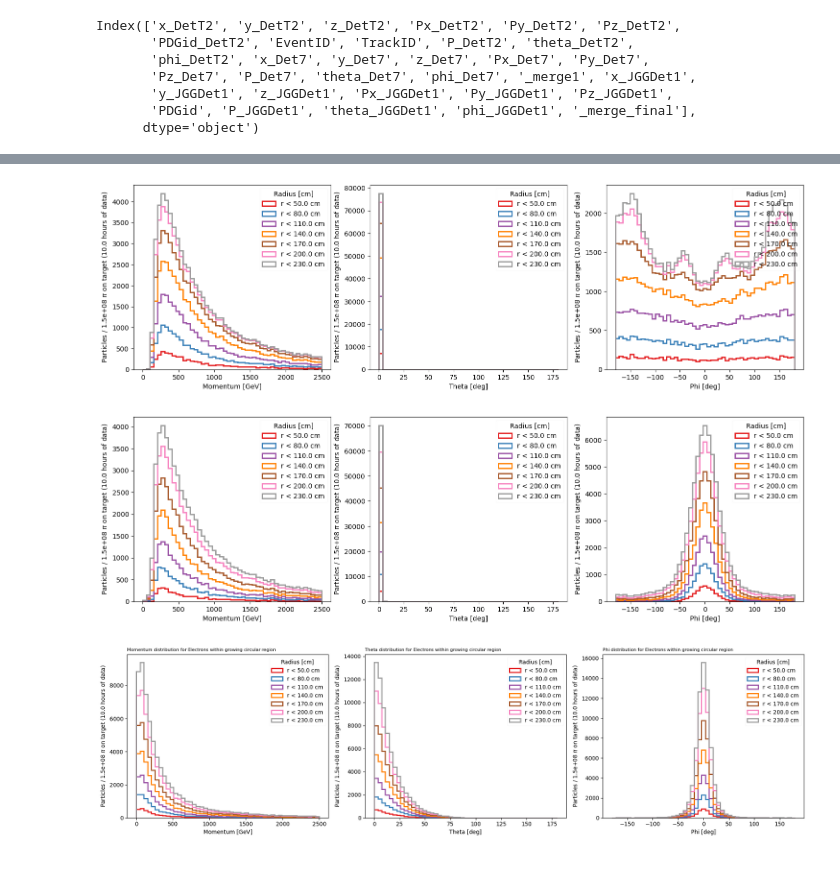
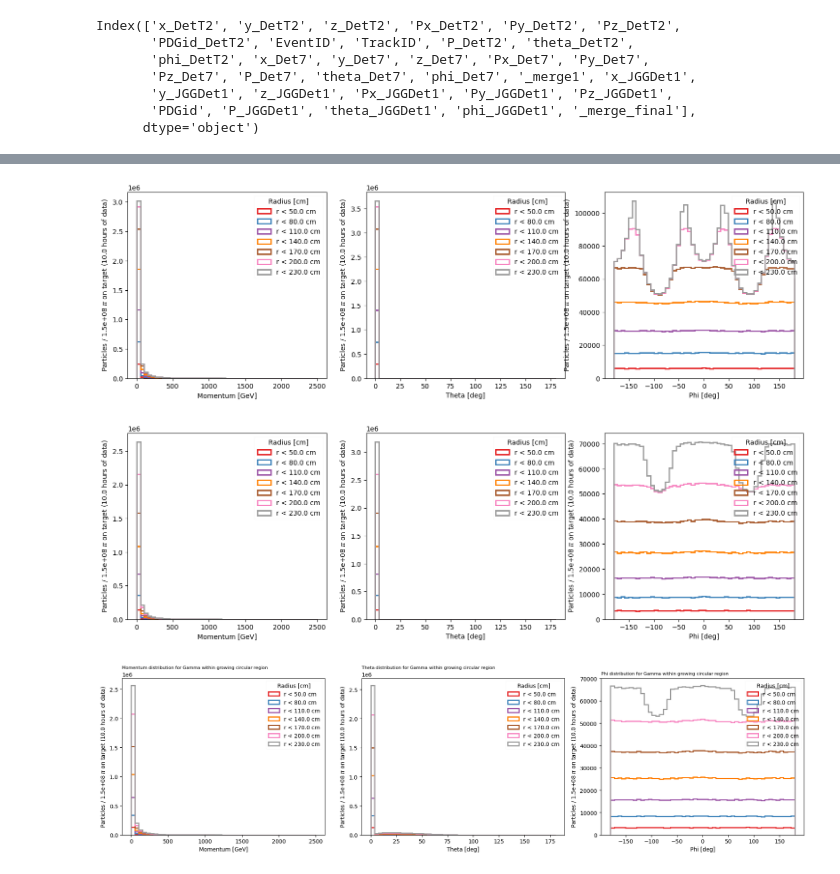
Before and after one commit to ArCS-FNAL/beamline, a Jupyter notebook: Analysis/BeamlineAna-G4BLSimple_Task1.ipynb, the cells around one changed output, grey strips where cells are left out. Cells and saved outputs as stored; diff of their text form; code cells hidden in the pictures.

Commit message:
update on analysis focusing on different particles

```diff
--- a/Analysis/BeamlineAna-G4BLSimple_Task1.ipynb
+++ b/Analysis/BeamlineAna-G4BLSimple_Task1.ipynb
@@ -366 +417,11 @@ for det in det_list:
+# %%
+particle_focus = 'Gamma'
+
+# Define the mapping from particle focus to IDs
+particle_id_mapping = {
+    'Electrons': [11],
+    'Positrons': [-11],
+    'Gamma': [22],
+    'Both': [11, -11],        # Both Electrons and Positrons
+}
 # %%
@@ -446,5 +524,8 @@ for det in det_list:
 # %%
 #circular symmetry analysis
+
+print(f"Particle focused on is {particle_focus}")
+
 for det in det_list:
 
     detector_center = (0, 0)  # (x0, y0)
@@ -455,73 +536,66 @@ for det in det_list:
         # Define step size for increasing radius (e.g., 10 cm increments)
     radius_steps = np.arange(50, max_radius, 30)
 
-    # Filter data for pdgid = 11 (electrons)
-    df_electrons = df[df['PDGid'] == 11]
+     # Ensure particle_focus is a valid key
+    if particle_focus not in particle_id_mapping:
+        raise ValueError(f"Invalid particle_focus: {particle_focus}")
+
+    # Get the list of IDs for the specified particle_focus
+    ids_to_filter = particle_id_mapping[particle_focus]
+
+    #print(ids_to_filter)
+
+    # Filter DataFrame based on IDs
+    df_focus = df[df['PDGid'].isin(ids_to_filter)]
 
     # Get values for position (assuming you have 'x' and 'y' coordinates of particles)
-    x_values = df_electrons[f'x_{det}'].values  # x-coordinate of particles
-    y_values = df_electrons[f'y_{det}'].values  # y-coordinate of particles
+    x_values = df_focus[f'x_{det}'].values  # x-coordinate of particles
+    y_values = df_focus[f'y_{det}'].values  # y-coordinate of particles
 
-     # Get values and labels for the selected detector and variable
-    values, labels = get_values_labels(df_electrons, det, 'p', p_cut = 0)
-    phi_values, _ = get_values_labels(df_electrons, det, 'phi', p_cut = 0)
-    theta_values, _ = get_values_labels(df_electrons, det, 'theta', p_cut = 0)
-
-    # Flatten the array of arrays, ignoring empty arrays
-    flattened_values = np.concatenate([v for v in values if v.size > 0], axis=None)
-    flattened_values = np.array(flattened_values, dtype=float)
-
-    # Flatten theta values similarly
-    flattened_theta_values = np.concatenate([v for v in theta_values if v.size > 0], axis=None)
-    flattened_theta_values = np.array(flattened_theta_values, dtype=float)
-
-    # Flatten phi values similarly
-    flattened_phi_values = np.concatenate([v for v in phi_values if v.size > 0], axis=None)
-    flattened_phi_values = np.array(flattened_phi_values, dtype=float)
+     # Get values for position and other parameters
+    x_values = df_focus[f'x_{det}'].values
+    y_values = df_focus[f'y_{det}'].values
+    p_values = df_focus[f'P_{det}'].values
+    theta_values = df_focus[f'theta_{det}'].values
+    phi_values = df_focus[f'phi_{det}'].values
 
     # Calculate the distance of each particle from the detector's center
     distances = np.sqrt((x_values - detector_center[0])**2 + (y_values - detector_center[1])**2)
-
-    # Flatten the arrays for momentum, theta, and phi values
-    flattened_values = np.concatenate([v for v in values if v.size > 0], axis=None)
-    flattened_theta_values = np.concatenate([v for v in theta_values if v.size > 0], axis=None)
-    flattened_phi_values = np.concatenate([v for v in phi_values if v.size > 0], axis=None)
 
     # Create the figure and subplots
     fig, ax = plt.subplots(ncols=3, nrows=1, figsize=(18, 5))
     colors_ = plt.cm.Set1(np.linspace(0, 1, len(radius_steps)))
 
     # Define axes for the histograms
     x_axis = {'p': 'Momentum [GeV]', 'theta': 'Theta [deg]', 'phi': 'Phi [deg]'}
     x_bins = {'p': np.linspace(0, 2500, 50), 'theta': np.linspace(0, 180, 50), 'phi': np.linspace(-180, 180, 50)}
 
     # Loop through increasing radii and count particles inside each circle
     for i, radius in enumerate(radius_steps):
         # Filter particles within the current radius
         mask = distances <= radius
-        filtered_values = flattened_values[mask]
-        filtered_theta_values = flattened_theta_values[mask]
-        filtered_phi_values = flattened_phi_values[mask]
+        filtered_values = p_values[mask]
+        filtered_theta_values = theta_values[mask]
+        filtered_phi_values = phi_values[mask]
 
         # Plot histograms for each variable (p, theta, phi)
         ax[0].hist(filtered_values, bins=x_bins['p'], label=f'r < {radius:.1f} cm', color=colors_[i], alpha=1, histtype='step', linewidth=2)
         ax[1].hist(filtered_theta_values, bins=x_bins['theta'], label=f'r < {radius:.1f} cm', color=colors_[i], alpha=1, histtype='step', linewidth=2)
         ax[2].hist(filtered_phi_values, bins=x_bins['phi'], label=f'r < {radius:.1f} cm', color=colors_[i], alpha=1, histtype='step', linewidth=2)
 
     # Set axis labels, titles, and legends
     for j, var in enumerate(['p', 'theta', 'phi']):
         ax[j].set_xlabel(x_axis[var])
         ax[j].set_ylabel(f'Particles / {n_pions:.1e} ' + r'$\pi$' + f' on target ({n_hours} hours of data)')
         ax[j].legend(title='Radius [cm]', loc='upper right', framealpha=0.1)
 
-ax[0].set_title('Momentum distribution for Electrons within growing circular region', loc='left', fontsize=8)
-ax[1].set_title('Theta distribution for Electrons within growing circular region', loc='left', fontsize=8)
-ax[2].set_title('Phi distribution for Electrons within growing circular region', loc='left', fontsize=8)
+ax[0].set_title(f'Momentum distribution for {particle_focus} within growing circular region', loc='left', fontsize=8)
+ax[1].set_title(f'Theta distribution for {particle_focus} within growing circular region', loc='left', fontsize=8)
+ax[2].set_title(f'Phi distribution for {particle_focus} within growing circular region', loc='left', fontsize=8)
 
 plt.tight_layout()
-#plt.savefig(_save_dir + f'electron_spectra_by_radius_df_{config}_det{det}.jpg')
 plt.show()
 # %% [output]
-[figure, old version]
+[figure, new version]
-[figure, old version]
+[figure, new version]
-[figure, old version]
+[figure, new version]
```
Also changed, not shown: parts of 9 cells of this notebook.
